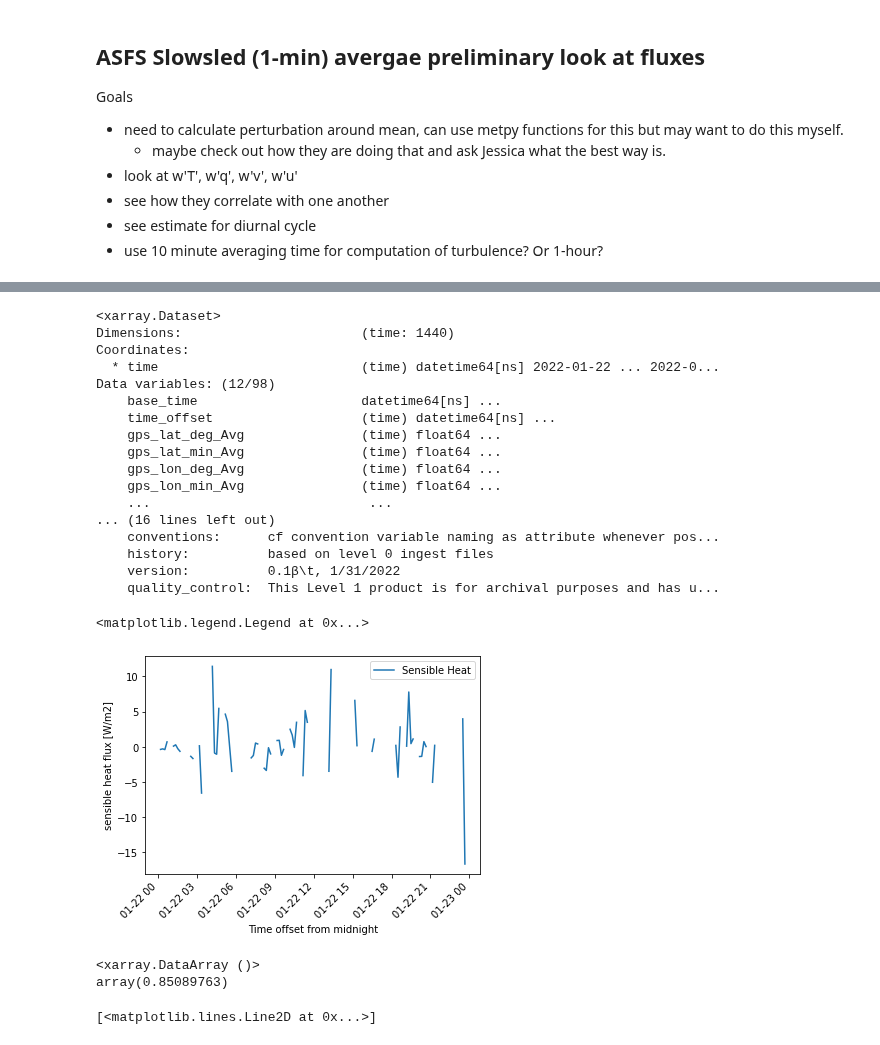
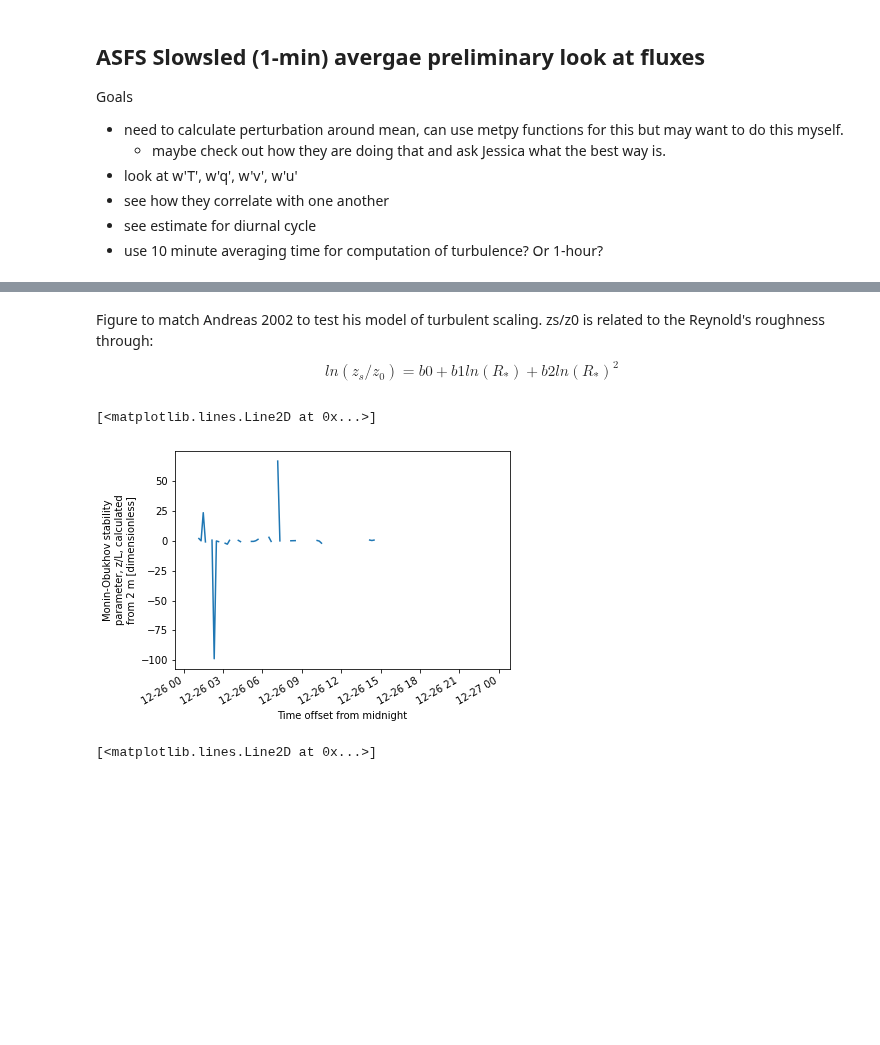
Before and after one commit to dlhogan97/Spring-Precipitation-Effect-CO-River, a Jupyter notebook: notebooks/SPLASH_ASFS_turb.ipynb, the cells around one changed output, grey strips where cells are left out. Saved outputs shown, nothing was run; the diff lists cells and outputs as text; code cells hidden in the pictures; blank space fills up the shorter version.

```diff
--- a/notebooks/SPLASH_ASFS_turb.ipynb
+++ b/notebooks/SPLASH_ASFS_turb.ipynb
@@ -56,32 +76,11 @@ ds2 = ds.assign_coords(coords={"time_local": ds.time.to_index().tz_localize(tz='
+# %% [markdown]
+Figure to match Andreas 2002 to test his model of turbulent scaling. zs/z0 is related to the Reynold's roughness through:
+$$ln(z_s/z_0) = b0 + b1 ln(R_*) + b2 ln(R_*)^2$$
 # %%
-ds
+ds['zeta_level_n'].plot()
 # %% [output]
-<xarray.Dataset>
-Dimensions:                       (time: 1440)
-Coordinates:
-  * time                          (time) datetime64[ns] 2022-01-22 ... 2022-0...
-Data variables: (12/98)
-    base_time                     datetime64[ns] ...
-    time_offset                   (time) datetime64[ns] ...
-    gps_lat_deg_Avg               (time) float64 ...
-    gps_lat_min_Avg               (time) float64 ...
-    gps_lon_deg_Avg               (time) float64 ...
-    gps_lon_min_Avg               (time) float64 ...
-    ...                            ...
-... (16 lines left out)
-    conventions:      cf convention variable naming as attribute whenever pos...
-    history:          based on level 0 ingest files
-    version:          0.1β\t, 1/31/2022
-    quality_control:  This Level 1 product is for archival purposes and has u...
+[<matplotlib.lines.Line2D at 0x...>]
+[figure, added]
-# %%
-fig, ax = plt.subplots()
-ds2['Hs'].plot(ax=ax, label='Sensible Heat')
-# ds2.plot.scatter(x='time', y='Hl', ax=ax, label='Latent Heat')
-ax.tick_params(axis='x', labelrotation=45)
-ax.legend()
-# %% [output]
-<matplotlib.legend.Legend at 0x...>
-[figure, removed]
 # %%
 ds2_hourly = ds2.resample(time='H').mean()
 ds2_hourly
@@ -94,14 +93,6 @@ for hour in range(0,24,1):
     hourly_perturbations.append(tmp)
 # %%
 ds2_perturbations = xr.concat(hourly_perturbations, dim='time')
-# %%
-tke = 0.5 * np.sqrt(np.mean(ds2_perturbations['metek_x_Avg']**2, axis=0) +
-                    np.mean(ds2_perturbations['metek_y_Avg']**2, axis=0) +
-                    np.mean(ds2_perturbations['metek_z_Avg']**2, axis=0))
-tke
-# %% [output]
-<xarray.DataArray ()>
-array(0.85089763)
 # %%
 ds2_perturbations['metek_y_Avg'].plot()
 ds2_hourly['metek_y_Avg'].plot()
```
Also changed, not shown: parts of 2 cells of this notebook, 3 other files.
